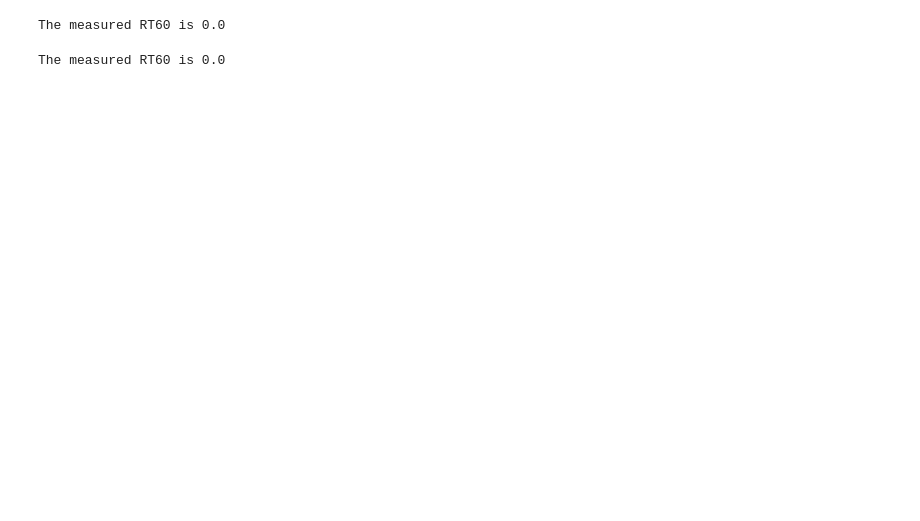
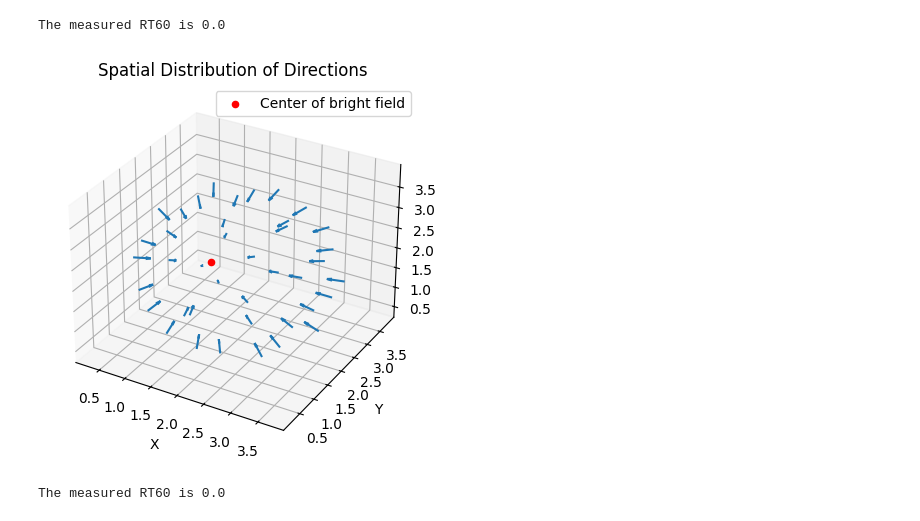
Before and after one commit to alexandergwm/Paper_reproduction, a Jupyter notebook: Maximization_of_acoustic_energy_difference_between_two_spaces/Sound field control.ipynb, the cells around one changed output. Cells and saved outputs as stored; diff of their text form; code cells hidden in the pictures; blank space fills up the shorter version.

```diff
--- a/Maximization_of_acoustic_energy_difference_between_two_spaces/Sound field control.ipynb
+++ b/Maximization_of_acoustic_energy_difference_between_two_spaces/Sound field control.ipynb
@@ -181,6 +181,22 @@ rt60_real = room.measure_rt60()
 print( "The measured RT60 is {}".format(rt60_real[1, 0]))
 # %% [output]
 The measured RT60 is 0.0
+# %%
+fig = plt.figure()
+ax = fig.add_subplot(111, projection='3d')
+
+for i, (pos, dir) in enumerate(zip(spk_pos_car, directions)):
+    ax.quiver(pos[0], pos[1], pos[2], dir[0], dir[1], dir[2], length=0.3, normalize=True)
+bright_field_center = np.mean(bright_field, axis=0)
+ax.scatter(bright_field_center[0], bright_field_center[1], bright_field_center[2], c='red', marker='o', label='Center of bright field')
+ax.set_xlabel('X')
+ax.set_ylabel('Y')
+ax.set_zlabel('Z')
+ax.set_title('Spatial Distribution of Directions')
+ax.legend()
+plt.show()
+# %% [output]
+[figure, added]
 # %%
 ## Transfer the RIR to Transfer function
 freq_bins = np.fft.fftfreq(config.N, 1/config.fs)[:config.N//2]
```
Also changed, not shown: parts of 8 cells of this notebook, 3 other files.
